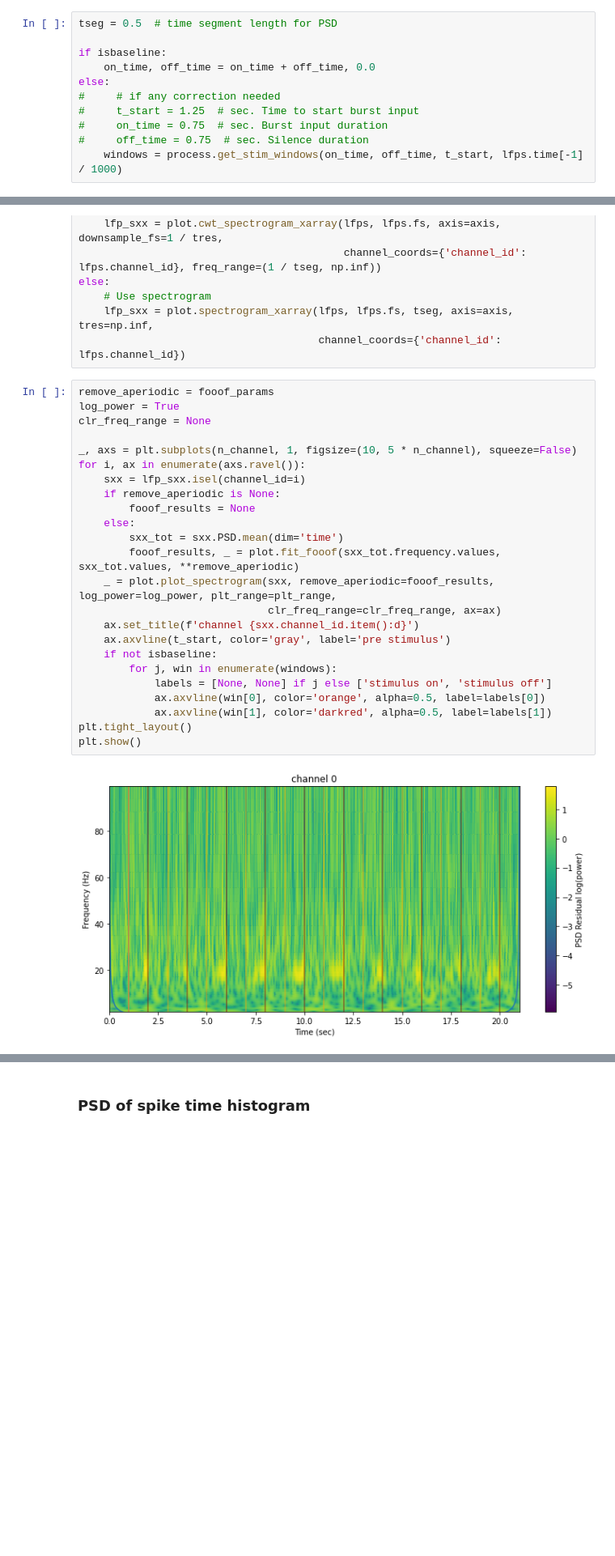
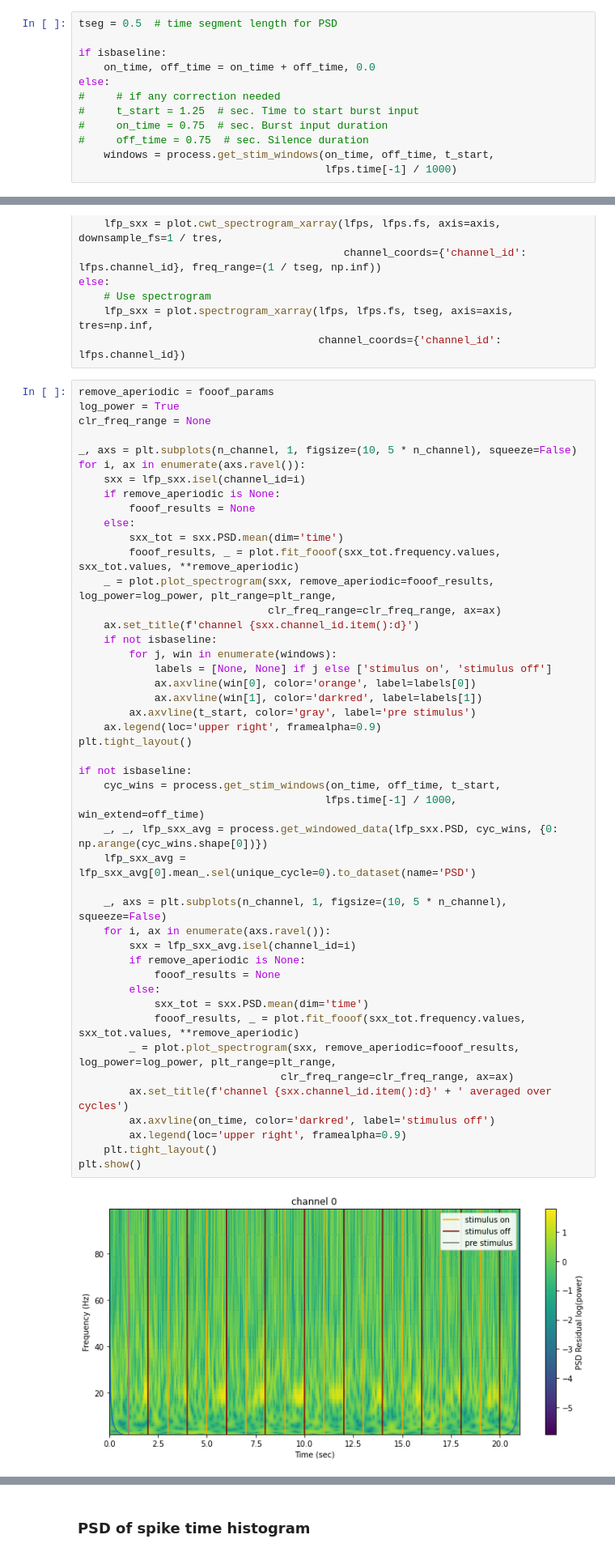
Before and after one commit to chenziao/M1ten_thousand, a Jupyter notebook: Analysis/Analyze_PSD.ipynb, the cells around one changed output, grey strips where cells are left out. Shown at 81% size. Saved outputs shown, nothing was run; the diff lists cells and outputs as text; blank space fills up the shorter version.

```diff
--- a/Analysis/Analyze_PSD.ipynb
+++ b/Analysis/Analyze_PSD.ipynb
@@ -113,7 +113,8 @@ else:
 #     t_start = 1.25  # sec. Time to start burst input
 #     on_time = 0.75  # sec. Burst input duration
 #     off_time = 0.75  # sec. Silence duration
-    windows = process.get_stim_windows(on_time, off_time, t_start, lfps.time[-1] / 1000)
+    windows = process.get_stim_windows(on_time, off_time, t_start,
+                                       lfps.time[-1] / 1000)
 # %%
 f, pxx, lfp_stim_cycle = process.get_psd_on_stimulus(
     lfps, lfps.fs, on_time, off_time, t_start, t=lfps.time, tseg=tseg)
@@ -222,26 +223,48 @@ else:
 # %%
 remove_aperiodic = fooof_params
 log_power = True
 clr_freq_range = None
 
 _, axs = plt.subplots(n_channel, 1, figsize=(10, 5 * n_channel), squeeze=False)
 for i, ax in enumerate(axs.ravel()):
     sxx = lfp_sxx.isel(channel_id=i)
     if remove_aperiodic is None:
         fooof_results = None
     else:
         sxx_tot = sxx.PSD.mean(dim='time')
         fooof_results, _ = plot.fit_fooof(sxx_tot.frequency.values, sxx_tot.values, **remove_aperiodic)
     _ = plot.plot_spectrogram(sxx, remove_aperiodic=fooof_results, log_power=log_power, plt_range=plt_range,
                               clr_freq_range=clr_freq_range, ax=ax)
     ax.set_title(f'channel {sxx.channel_id.item():d}')
-    ax.axvline(t_start, color='gray', label='pre stimulus')
     if not isbaseline:
         for j, win in enumerate(windows):
             labels = [None, None] if j else ['stimulus on', 'stimulus off']
-            ax.axvline(win[0], color='orange', alpha=0.5, label=labels[0])
-            ax.axvline(win[1], color='darkred', alpha=0.5, label=labels[1])
+            ax.axvline(win[0], color='orange', label=labels[0])
+            ax.axvline(win[1], color='darkred', label=labels[1])
+        ax.axvline(t_start, color='gray', label='pre stimulus')
+    ax.legend(loc='upper right', framealpha=0.9)
 plt.tight_layout()
+
+if not isbaseline:
+    cyc_wins = process.get_stim_windows(on_time, off_time, t_start,
+                                       lfps.time[-1] / 1000, win_extend=off_time)
+    _, _, lfp_sxx_avg = process.get_windowed_data(lfp_sxx.PSD, cyc_wins, {0: np.arange(cyc_wins.shape[0])})
+    lfp_sxx_avg = lfp_sxx_avg[0].mean_.sel(unique_cycle=0).to_dataset(name='PSD')
+
+    _, axs = plt.subplots(n_channel, 1, figsize=(10, 5 * n_channel), squeeze=False)
+    for i, ax in enumerate(axs.ravel()):
+        sxx = lfp_sxx_avg.isel(channel_id=i)
+        if remove_aperiodic is None:
+            fooof_results = None
+        else:
+            sxx_tot = sxx.PSD.mean(dim='time')
+            fooof_results, _ = plot.fit_fooof(sxx_tot.frequency.values, sxx_tot.values, **remove_aperiodic)
+        _ = plot.plot_spectrogram(sxx, remove_aperiodic=fooof_results, log_power=log_power, plt_range=plt_range,
+                                clr_freq_range=clr_freq_range, ax=ax)
+        ax.set_title(f'channel {sxx.channel_id.item():d}' + ' averaged over cycles')
+        ax.axvline(on_time, color='darkred', label='stimulus off')
+        ax.legend(loc='upper right', framealpha=0.9)
+    plt.tight_layout()
 plt.show()
 # %% [output]
-[figure, old version]
+[figure, new version]
```
Also changed, not shown: parts of 2 cells of this notebook, 8 other files.
